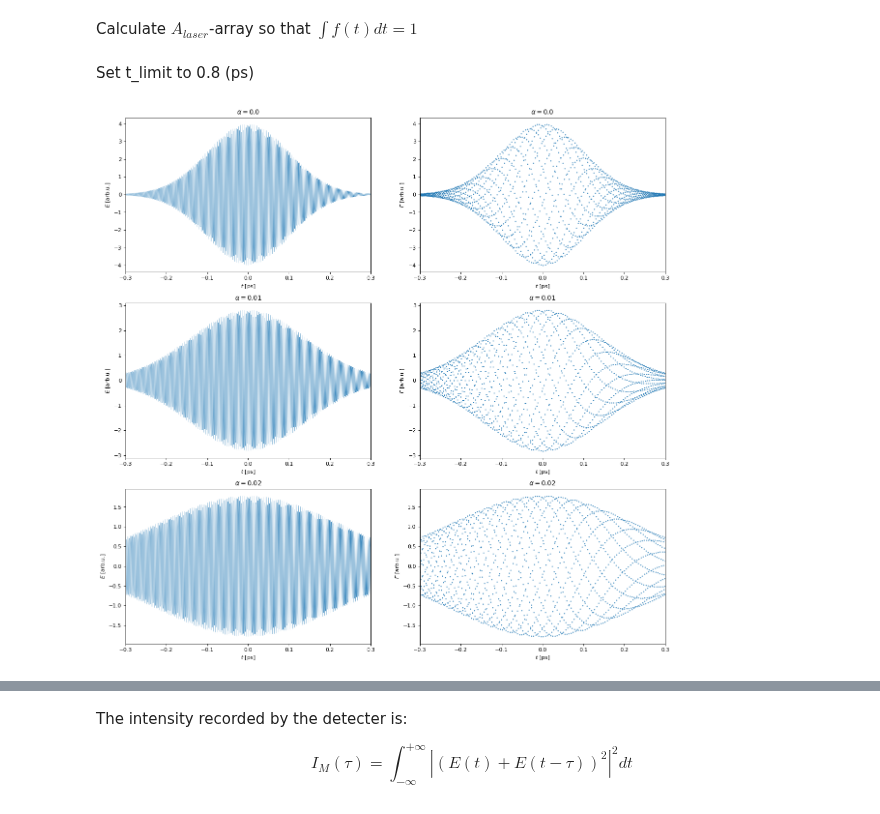
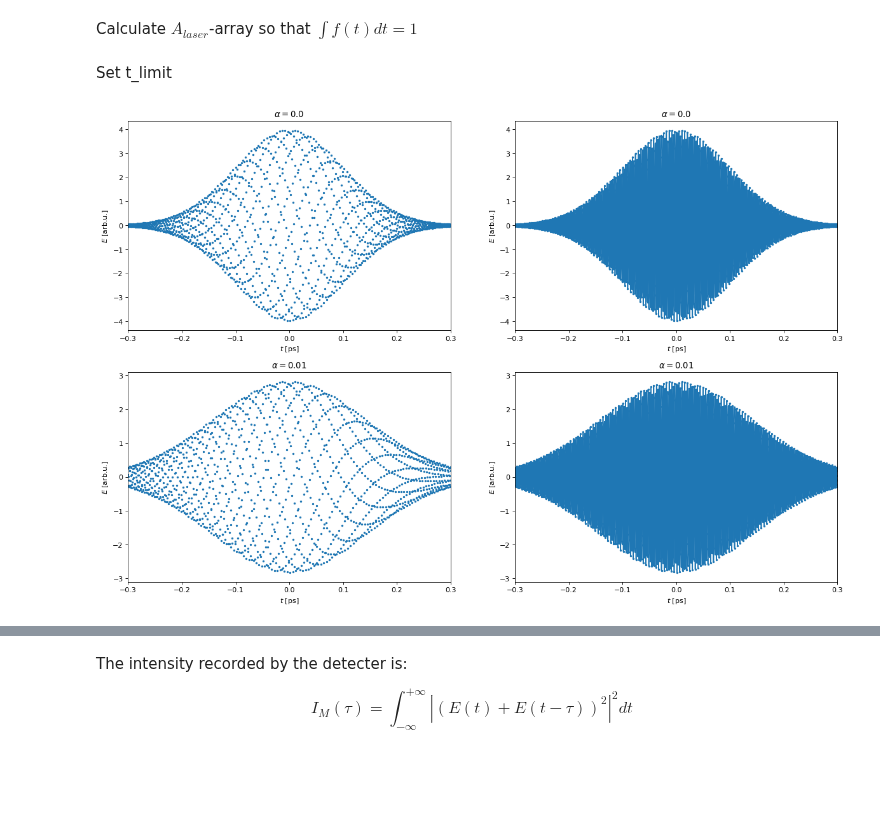
Before and after one commit to JKU-HFP/Chirp-Diagnostic, a Jupyter notebook: Simulating_Optical_Autocorrelation_of_Laser_with_Chirp.ipynb, the cells around one changed output, grey strips where cells are left out. Cells and saved outputs as stored; diff of their text form; code cells hidden in the pictures; blank space fills up the shorter version.

```diff
--- a/Simulating_Optical_Autocorrelation_of_Laser_with_Chirp.ipynb
+++ b/Simulating_Optical_Autocorrelation_of_Laser_with_Chirp.ipynb
@@ -42,8 +45,12 @@ def f_gauss(t, A, tau_0, omega, alpha):
     return A / np.sqrt(2 * np.pi * tau_0 * gen_tau(alpha, tau_0)
                       ) * np.exp(- t**2 / (2 * gen_tau(alpha, tau_0)**2))
 
+def phi_gauss(t, tau_0, alpha):
+    return gen_a(alpha, tau_0) * t**2 / 2
+
 def E_gauss(t, A, tau_0, omega, alpha):
-     return f_gauss(t, A, tau_0, omega, alpha) * np.exp(-1j * omega * t - 1j * gen_a(alpha, tau_0) * t**2 / 2)
+     return f_gauss(t, A, tau_0, omega, alpha
+                   ) * np.exp(-1j * omega * t - 1j * phi_gauss(t, tau_0, alpha))
 # %% [markdown]
 
 
@@ -66,7 +73,7 @@ omega_laser = 2 * np.pi * frequency_laser
 # %% [markdown]
 We calculate E for different $\alpha$ in (ps)$^2$.
 # %%
-alpha_values = np.array((0, 1e-2, 2e-2))
+alpha_values = np.array((0, 0.01))
 # %% [markdown]
 Calculate $A_{laser}$-array so that $\int f(t) dt = 1$
 # %%
@@ -75,7 +82,7 @@ for i in range(alpha_values.size):
     A_laser[i] = 1 / integrate.quad(
         f_gauss, - np.inf, np.inf, args=(1, tau_0_laser, omega_laser, alpha_values[i]))[0]
 # %% [markdown]
-Set t_limit to 0.8 (ps)
+Set t_limit
 # %%
 t_limit = 3 * tau_0_laser
 # %%
@@ -86,26 +93,25 @@ for i in range(alpha_values.size):
     E_gauss_values_1[:,i] = E_gauss(t_values_1, A_laser[i], tau_0_laser,
                                     omega_laser, alpha_values[i])
 # %%
-# Create a figure of size 8x6 inches, 80 dots per inch
-plt.figure(figsize=(18, 18), dpi=80)
+plt.figure(figsize=(18, alpha_values.size * 6), dpi=80)
 for i in range(alpha_values.size):
     plt.subplot(alpha_values.size, 2, 2 * i + 1)
     plt.title(r"$\alpha = {}$".format(alpha_values[i]))
     plt.xlabel(r"$t$ [ps]")
     plt.ylabel(r"$E$ [arb.u.]")
     plt.xlim(-t_limit, t_limit)
-    plt.plot(t_values_1, np.real(E_gauss_values_1[:,i]), linewidth=0.4)
+    plt.plot(t_values_1, np.real(E_gauss_values_1[:,i]), ".", markersize=4)
 
     plt.subplot(alpha_values.size, 2, 2 * i + 2)
     plt.title(r"$\alpha = {}$".format(alpha_values[i]))
     plt.xlabel(r"$t$ [ps]")
     plt.ylabel(r"$E$ [arb.u.]")
     plt.xlim(-t_limit , t_limit)
-    plt.plot(t_values_1, np.real(E_gauss_values_1[:,i]), ".", markersize=2)
+    plt.plot(t_values_1, np.real(E_gauss_values_1[:,i]), ".", ls="-", markersize=4)
 
 plt.show()
 # %% [output]
-[figure, old version]
+[figure, new version]
 # %% [markdown]
 # Interferometric autocorrelation
 
```
Also changed, not shown: parts of 14 cells of this notebook.
